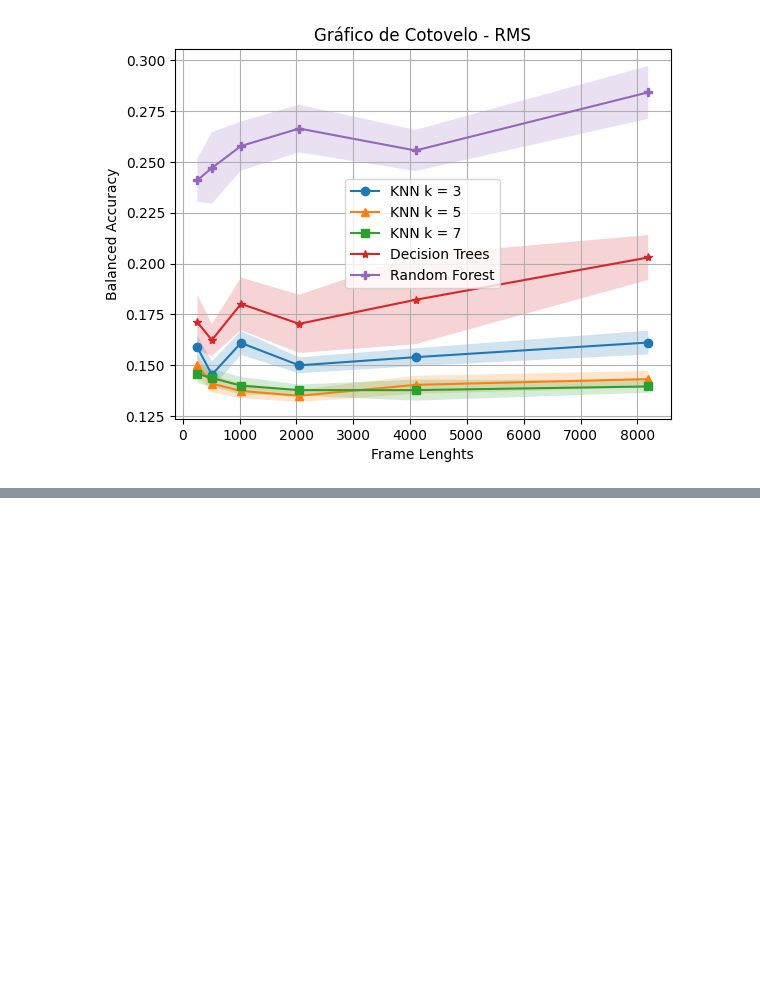
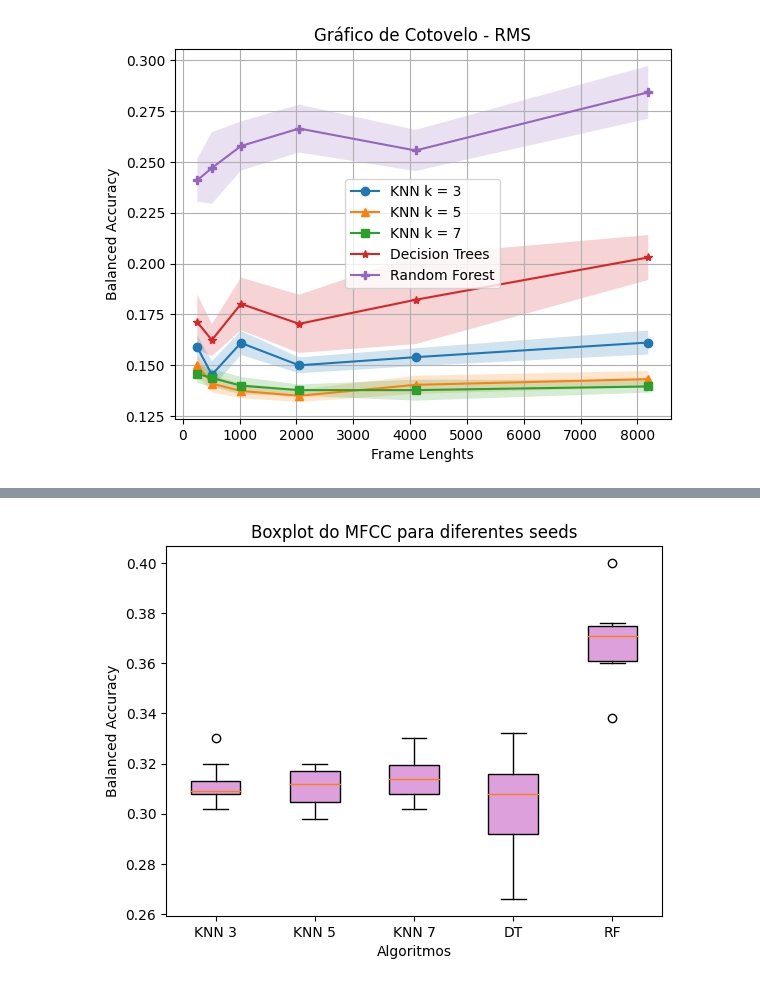
Before and after one commit to andryll/MGR-IC, a Jupyter notebook: codes/MGR.ipynb, the cells around one changed output, grey strips where cells are left out. Cells and saved outputs as stored; diff of their text form; code cells hidden in the pictures; blank space fills up the shorter version.

Commit message:
Boxplot do MFCC

```diff
--- a/codes/MGR.ipynb
+++ b/codes/MGR.ipynb
@@ -171,6 +171,20 @@ def featureExtraction (songs, feature, sr=44100, frame=512):
 
     case 'mfcc':
       dfmfcc = pd.concat(mfcclist, axis=0)
+
+      X = dfmfcc.drop(columns=['Classe']).values.tolist()
+      Y = dfmfcc['Classe'].values.tolist()
+
+      scaler = preprocessing.StandardScaler()
+      X_scaled = scaler.fit_transform(X)
+
+      pca = PCA(n_components=0.99)
+      X_pca = pca.fit_transform(X_scaled)
+
+      X = pd.DataFrame(X_pca)
+      Y = pd.DataFrame({'Classe': Y})
+      dfmfcc = pd.concat([X, Y], axis=1)
+
       return dfmfcc
 
     case 'centroid':
@@ -297,6 +311,6 @@ frame_lenghts = [256, 512, 1024, 2048, 4096, 8192]
 
 dflist = []
 for f in frame_lenghts:
-  dflist.append(featureExtraction(songs, 'rms', 44100, frame=f))
+  dflist.append(featureExtraction(songs, 'mfcc', 44100, frame=f))
 
 #dflist[3].head()
@@ -393,3 +441,16 @@ for seed in seeds:
 
   dtscores.append(elbowTree([dfmfcc], seed = seed))
   rfscores.append(elbowRF([dfmfcc], seed = seed))
+# %%
+knn3 = (np.array(knnscores3).flatten()).tolist()
+knn5 = (np.array(knnscores5).flatten()).tolist()
+knn7 = (np.array(knnscores7).flatten()).tolist()
+dt = (np.array(dtscores).flatten()).tolist()
+rf = (np.array(rfscores).flatten()).tolist()
+
+boxplot = []
+boxplot.append(knn3)
+boxplot.append(knn5)
+boxplot.append(knn7)
+boxplot.append(dt)
+boxplot.append(rf)
@@ -395,0 +476,14 @@ for seed in seeds:
+# %%
+algs = ['KNN 3', 'KNN 5', 'KNN 7', 'DT', 'RF']
+cores= ['red','green','purple','orange','blue']
+box = plt.boxplot(boxplot, labels=algs, patch_artist=True,
+            boxprops=dict(facecolor='plum', color='black'))
+
+plt.title('Boxplot do MFCC para diferentes seeds')
+plt.xlabel('Algoritmos')
+plt.ylabel('Balanced Accuracy')
+
+plt.savefig('mfcc.pdf')
+plt.show()
+# %% [output]
+[figure, added]
```
Also changed, not shown: parts of 5 cells of this notebook.
